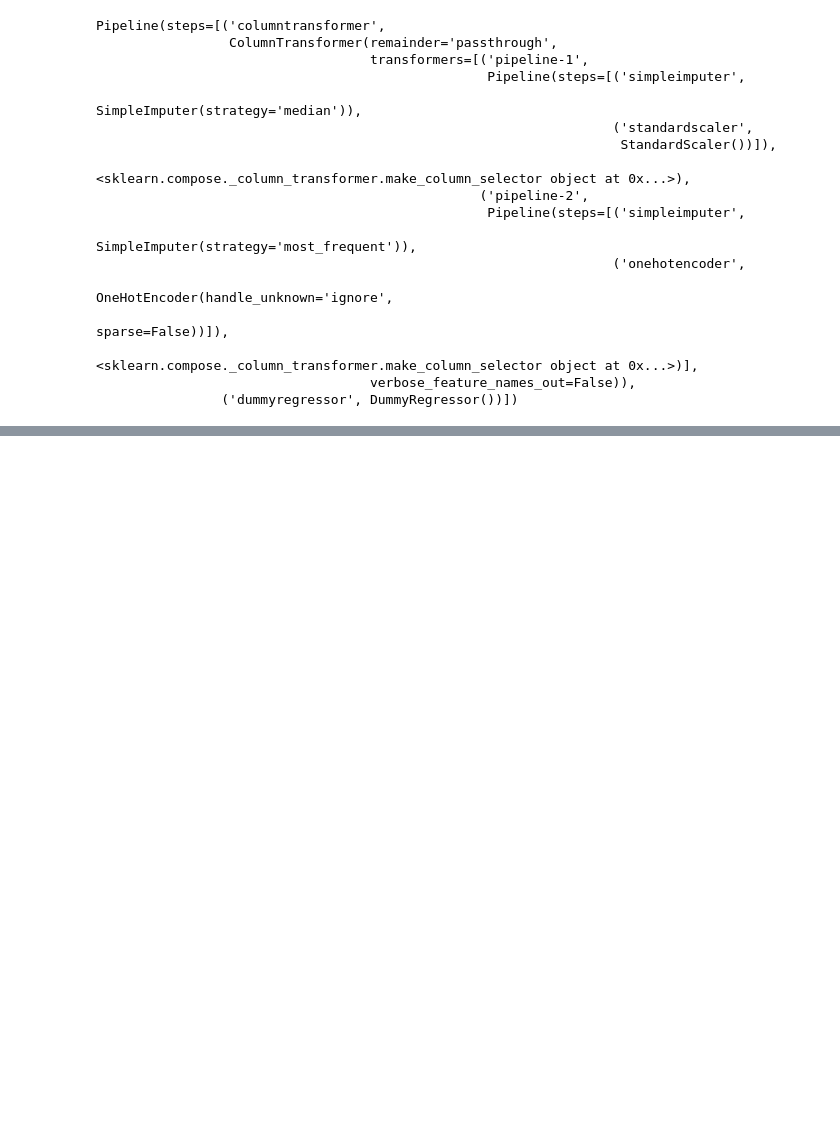
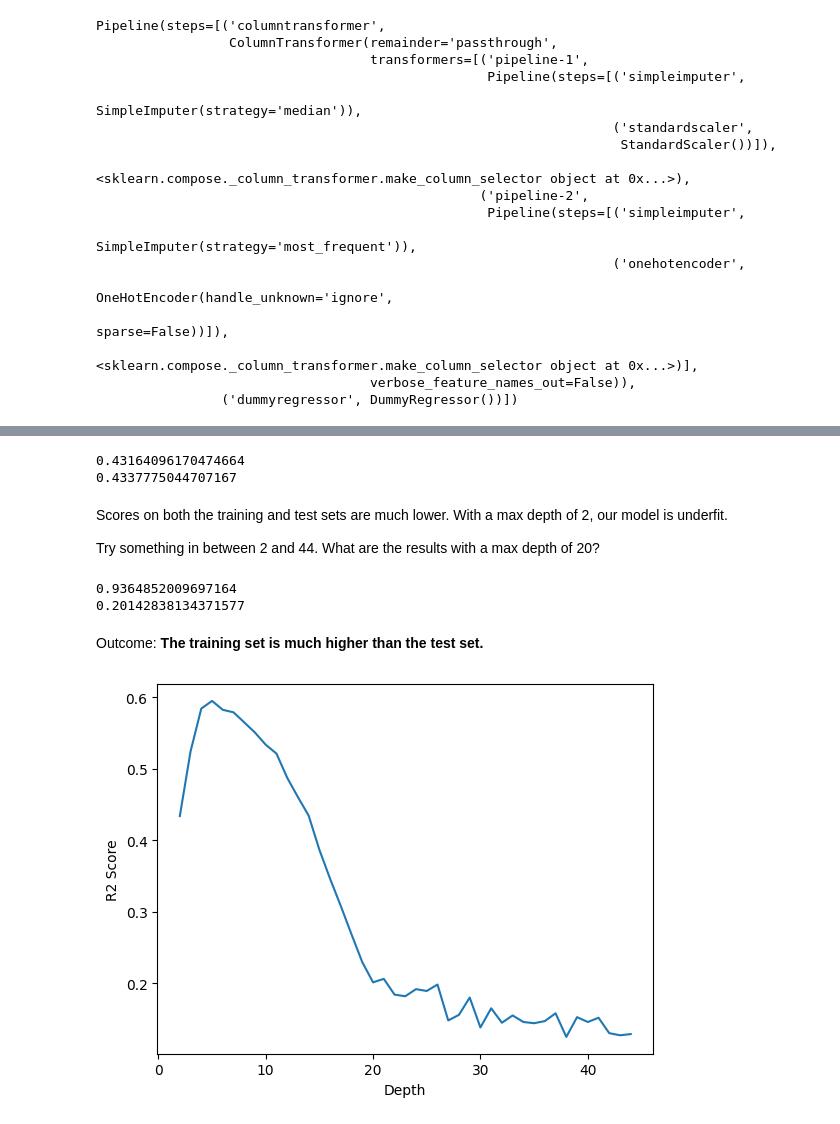
Before and after one commit to tjbingamon/Prediction-of-Product-Sales, a Jupyter notebook: Prediction_of_Product_Sales.ipynb, the cells around one changed output, grey strips where cells are left out. Saved outputs shown, nothing was run; the diff lists cells and outputs as text; code cells hidden in the pictures; blank space fills up the shorter version.

```diff
--- a/Prediction_of_Product_Sales.ipynb
+++ b/Prediction_of_Product_Sales.ipynb
@@ -1078,0 +958,9 @@ Model Testing RMSE: 1664.9758144520788
+# %%
+# Create an instance of the Decision Tree model
+dec_tree = DecisionTreeRegressor(random_state=42)
+
+## Create a model pipeline
+dec_tree_pipe = make_pipeline(preprocessor, dec_tree)
+
+## Fit the model
+dec_tree_pipe.fit(X_train, y_train)
@@ -1078,0 +1017,43 @@ Model Testing RMSE: 1664.9758144520788
+# %%
+# go to extreme and set our max depth to 2
+dec_tree_2 = DecisionTreeRegressor(max_depth = 2, random_state = 42)
+dec_tree_2.fit(X_train_processed, y_train)
+train_2_score = dec_tree_2.score(X_train_processed, y_train)
+test_2_score = dec_tree_2.score(X_test_processed, y_test)
+print(train_2_score)
+print(test_2_score)
+# %% [output]
+0.43164096170474664
+0.4337775044707167
+# %% [markdown]
+Scores on both the training and test sets are much lower. With a max depth of 2, our model is underfit.
+
+Try something in between 2 and 44. What are the results with a max depth of 20?
+# %%
+dec_tree_20 = DecisionTreeRegressor(max_depth = 20, random_state = 42)
+dec_tree_20.fit(X_train_processed, y_train)
+train_20_score = dec_tree_20.score(X_train_processed, y_train)
+test_20_score = dec_tree_20.score(X_test_processed, y_test)
+print(train_20_score)
+print(test_20_score)
+# %% [output]
+0.9364852009697164
+0.20142838134371577
+# %% [markdown]
+Outcome: **The training set is much higher than the test set.**
+# %%
+depths = range(2,45)
+scores = pd.DataFrame(index=depths, columns=['Train', 'Test'])
+
+for depth in depths:
+  dec_tree = DecisionTreeRegressor(max_depth=depth, random_state=42)
+  dec_tree.fit(X_train_processed, y_train)
+  scores.loc[depth, 'Train'] = dec_tree.score(X_train_processed, y_train)
+  scores.loc[depth, 'Test'] = dec_tree.score(X_test_processed, y_test)
+# %%
+# Visualize which max_depth leads to the highest r2 score
+plt.plot(depths, scores['Test'])
+plt.xlabel('Depth')
+plt.ylabel('R2 Score');
+# %% [output]
+[figure, added]
```
Also changed, not shown: parts of 123 cells of this notebook.
